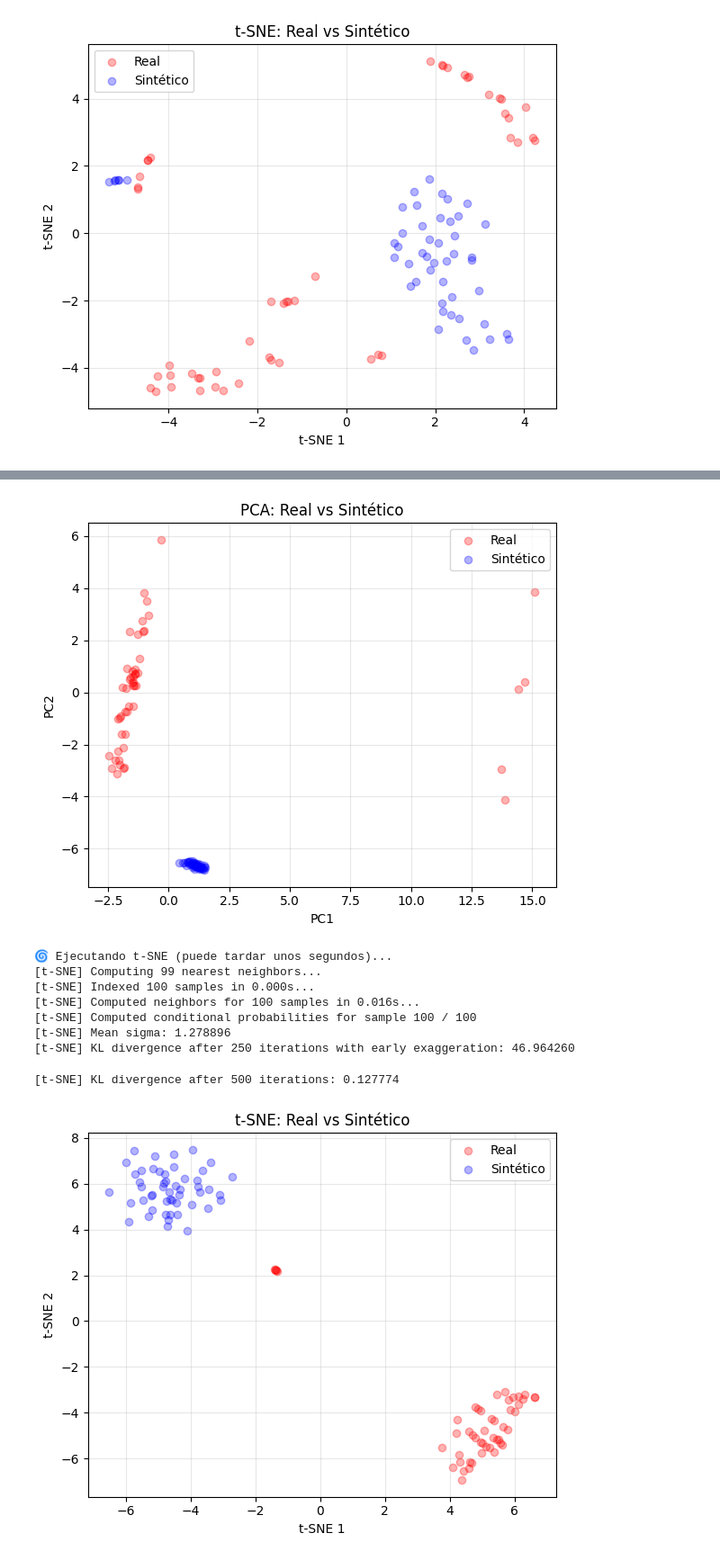
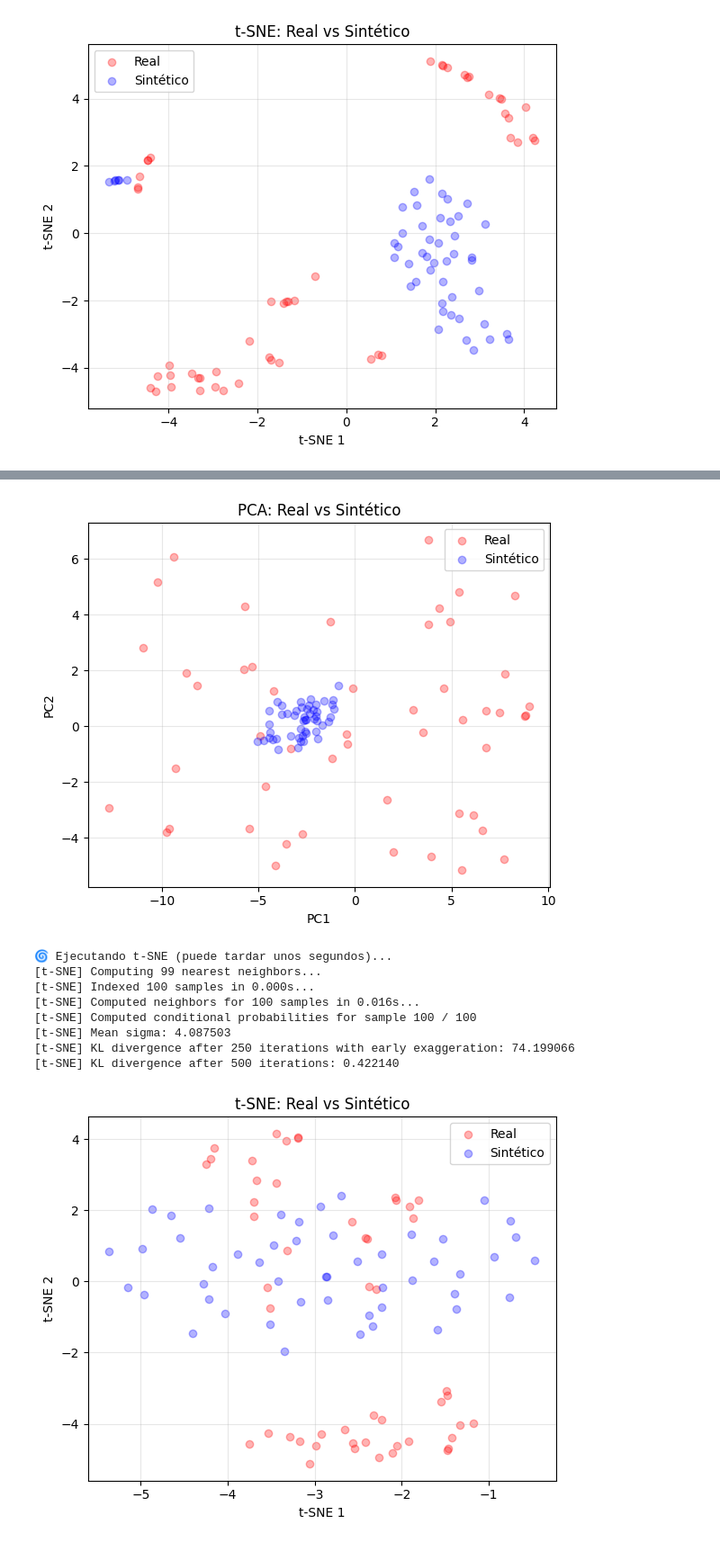
Before and after one commit to JBP1951/Thesis-TIMEGAN, a Jupyter notebook: Thesis copy 2/train_all_signals.ipynb, the cells around one changed output, grey strips where cells are left out. Shown at 90% size. Drawn from its saved outputs; the diff is of its cells as text; code cells hidden in the pictures.

```diff
--- a/Thesis copy 2/train_all_signals.ipynb
+++ b/Thesis copy 2/train_all_signals.ipynb
@@ -253,12 +201,12 @@ opt.lr_s = 1e-3     # supervisor
 opt.beta1 = 0.5
 
 opt.batch_size = 64
-opt.iteration = 80
+opt.iteration = 500
 
 opt.hidden_dim = 32   # muy importante
 opt.num_layer = 4
 
-opt.n_critic = 1      # OK
+opt.n_critic = 5     # OK
 opt.gp_lambda = 1   # OK
 opt.name = "TimeGAN_real_paper_settings"
 
@@ -279,34 +242,34 @@ RuntimeError: input.size(-1) must be equal to input_size. Expected 32, got 7
 # %%
 from generation_TGAN import safe_generation
 import numpy as np
 
 generated_data = safe_generation(model, num_samples=50, batch_size=64)
 
-n_vis = 5000  # target
+n_vis = 50000  # target
 
 n_real = min(n_vis, len(ori_data))
 n_fake = min(n_vis, len(generated_data))
 
 idx_real = np.random.choice(len(ori_data), n_real, replace=False)
 idx_fake = np.random.choice(len(generated_data), n_fake, replace=False)
 
 ori_vis = [ori_data[i] for i in idx_real]
 gen_vis = [generated_data[i] for i in idx_fake]
 
 from visualization_TGAN import visualization
 
 visualization(ori_vis, gen_vis, 'pca')
 visualization(ori_vis, gen_vis, 'tsne')
 # %% [output]
 🧩 Generating 50 samples in 1 batches of 64...
   ✅ Batch 1/1 generated (50 samples)
-[figure, old version]
+[figure, new version]
 🌀 Ejecutando t-SNE (puede tardar unos segundos)...
 [t-SNE] Computing 99 nearest neighbors...
 [t-SNE] Indexed 100 samples in 0.000s...
 [t-SNE] Computed neighbors for 100 samples in 0.016s...
 [t-SNE] Computed conditional probabilities for sample 100 / 100
-[t-SNE] Mean sigma: 1.278896
-[t-SNE] KL divergence after 250 iterations with early exaggeration: 46.964260
+[t-SNE] Mean sigma: 4.087503
+[t-SNE] KL divergence after 250 iterations with early exaggeration: 74.199066
+[t-SNE] KL divergence after 500 iterations: 0.422140
-[t-SNE] KL divergence after 500 iterations: 0.127774
-[figure, old version]
+[figure, new version]
```
Also changed, not shown: parts of 2 cells of this notebook, 1 other file.
